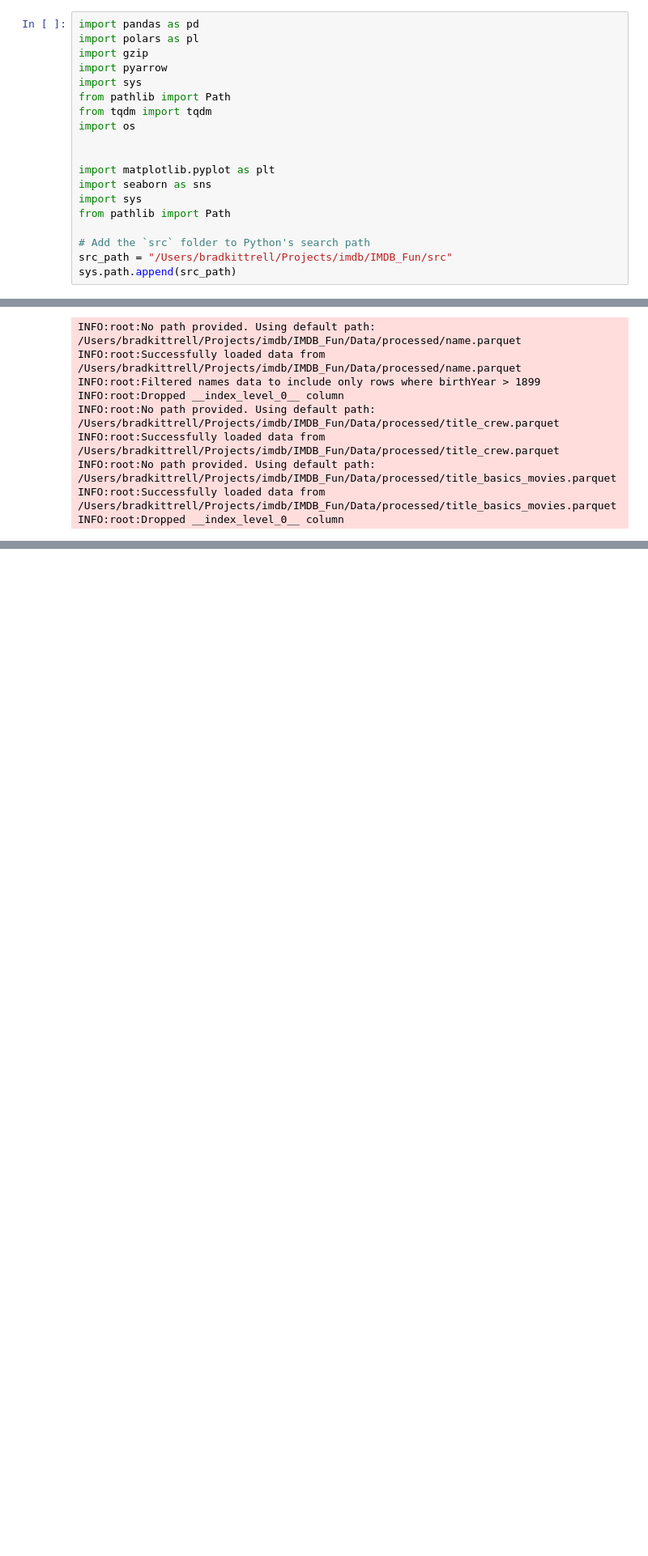
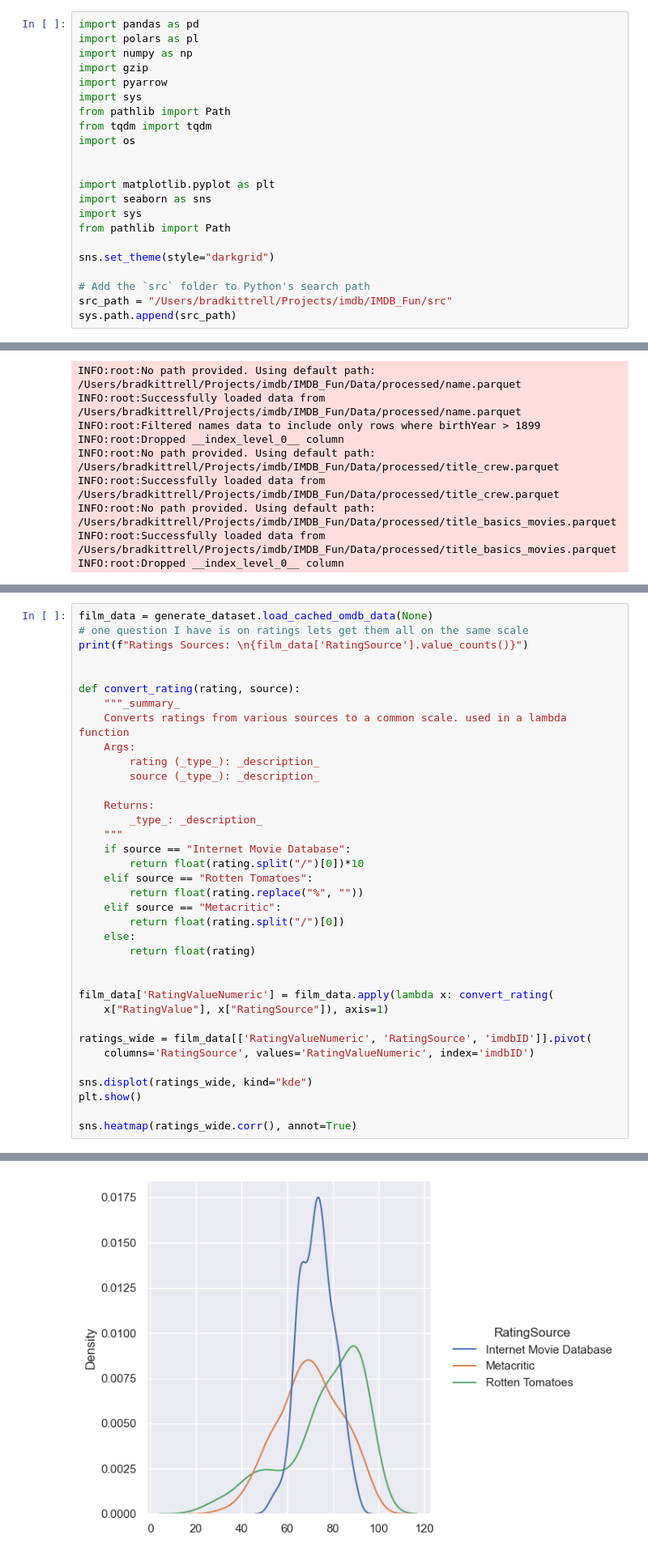
Before and after one commit to bradk54/IMDB_Fun, a Jupyter notebook: Notebooks/2_0_EDA.ipynb, the cells around one changed output, grey strips where cells are left out. Shown: that part at 81% size. Cells and saved outputs as stored; diff of their text form; blank space fills up the shorter version.

```diff
--- a/Notebooks/2_0_EDA.ipynb
+++ b/Notebooks/2_0_EDA.ipynb
@@ -9,6 +9,7 @@
 # %%
 import pandas as pd
 import polars as pl
+import numpy as np
 import gzip
 import pyarrow
 import sys
@@ -22,6 +23,8 @@ import seaborn as sns
 import sys
 from pathlib import Path
 
+sns.set_theme(style="darkgrid")
+
 # Add the `src` folder to Python's search path
 src_path = "/Users/bradkittrell/Projects/imdb/IMDB_Fun/src"
 sys.path.append(src_path)
@@ -139,0 +111,37 @@ response_to_df(movie_data).to_csv(
+# %%
+film_data = generate_dataset.load_cached_omdb_data(None)
+# one question I have is on ratings lets get them all on the same scale
+print(f"Ratings Sources: \n{film_data['RatingSource'].value_counts()}")
+
+
+def convert_rating(rating, source):
+    """_summary_
+    Converts ratings from various sources to a common scale. used in a lambda function
+    Args:
+        rating (_type_): _description_
+        source (_type_): _description_
+
+    Returns:
+        _type_: _description_
+    """
+    if source == "Internet Movie Database":
+        return float(rating.split("/")[0])*10
+    elif source == "Rotten Tomatoes":
+        return float(rating.replace("%", ""))
+    elif source == "Metacritic":
+        return float(rating.split("/")[0])
+    else:
+        return float(rating)
+
+
+film_data['RatingValueNumeric'] = film_data.apply(lambda x: convert_rating(
+    x["RatingValue"], x["RatingSource"]), axis=1)
+
+ratings_wide = film_data[['RatingValueNumeric', 'RatingSource', 'imdbID']].pivot(
+    columns='RatingSource', values='RatingValueNumeric', index='imdbID')
+
+sns.displot(ratings_wide, kind="kde")
+plt.show()
+
+sns.heatmap(ratings_wide.corr(), annot=True)
+# %% [output]
@@ -139,0 +155 @@ response_to_df(movie_data).to_csv(
+[figure, added]
```
Also changed, not shown: parts of 19 cells of this notebook, 4 other files.
